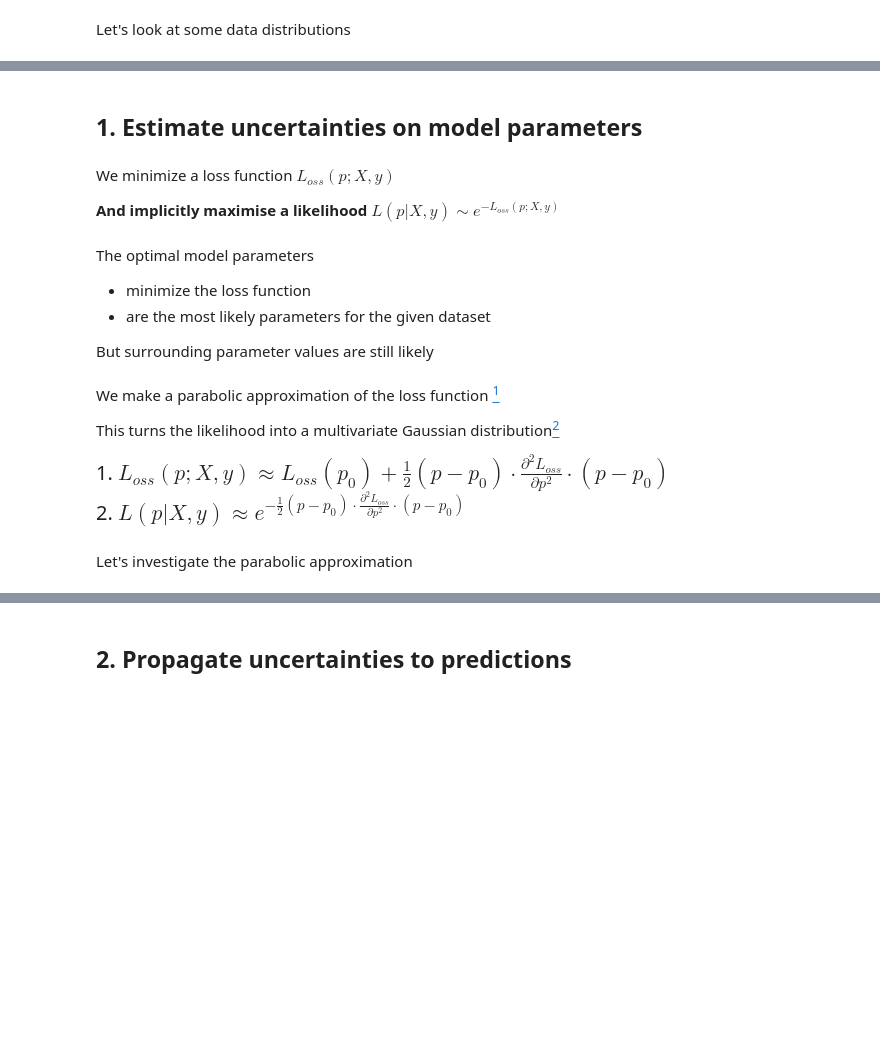
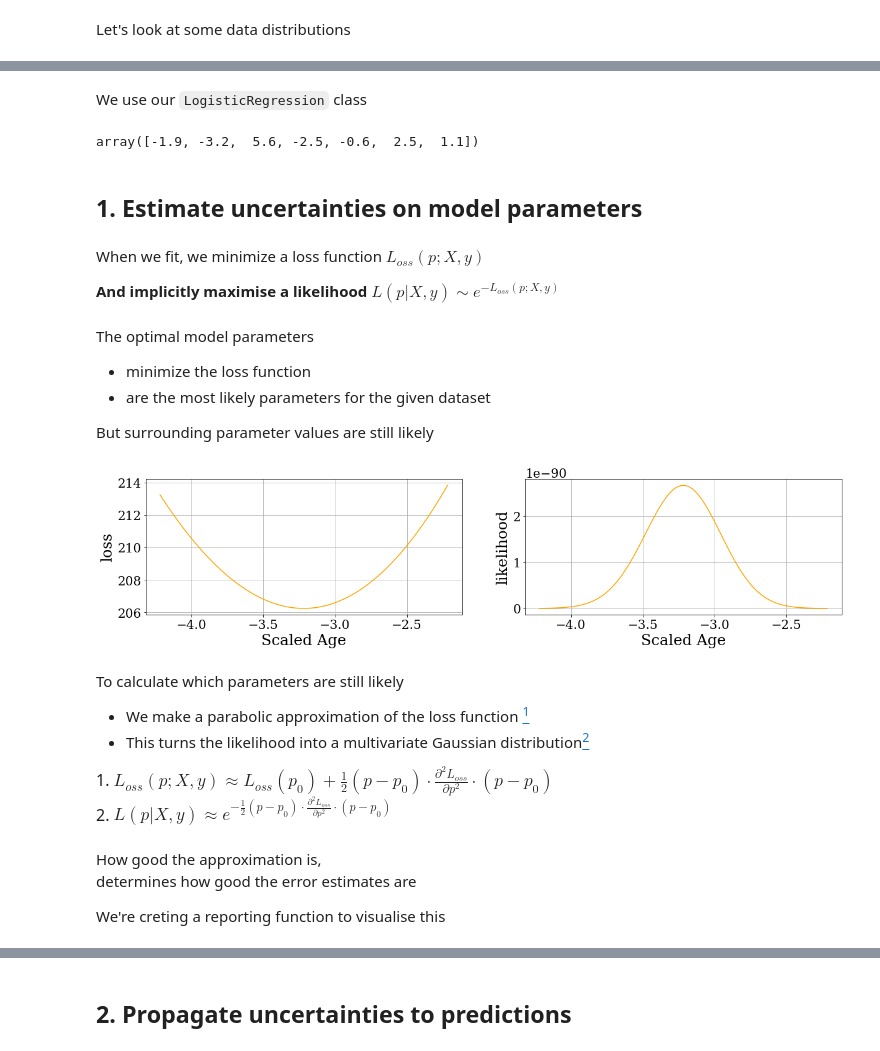
Before and after one commit to faab5/errortools, a Jupyter notebook: notebooks/PyData presentation 11-05-2019.ipynb, the cells around one changed output, grey strips where cells are left out. Cells and saved outputs as stored; diff of their text form; code cells hidden in the pictures; blank space fills up the shorter version.

```diff
--- a/notebooks/PyData presentation 11-05-2019.ipynb
+++ b/notebooks/PyData presentation 11-05-2019.ipynb
@@ -203,5 +187,0 @@ Do some data mangling
-# %%
-df['sex'] = df.Sex.apply(lambda s: 1 if s=='female' else 0)
-df['has siblings or spouses aboard'] = (df['Siblings/Spouses Aboard'] > 0).astype(int)
-df['has parents or children aboard'] = (df['Parents/Children Aboard'] > 0).astype(int)
-df['has family aboard'] = (df['Siblings/Spouses Aboard'] + df['Parents/Children Aboard'] > 0).astype(int)
@@ -258,13 +255,18 @@ y_test = df_test[target].values
 scaler = sklearn.preprocessing.MinMaxScaler().fit(X_train)
 X_train_scaled = scaler.transform(X_train)
 X_test_scaled = scaler.transform(X_test)
+# %% [markdown]
+We use our `LogisticRegression` class
 # %%
 titanic_model = errortools.LogisticRegression()
 titanic_model.fit(X_train_scaled, y_train)
+titanic_model.parameters
+# %% [output]
+array([-1.9, -3.2,  5.6, -2.5, -0.6,  2.5,  1.1])
 # %% [markdown]
 ## 1. Estimate uncertainties on model parameters
 # %% [markdown]
-We minimize a loss function $L_{oss}(p; X, y)$
+When we fit, we minimize a loss function $L_{oss}(p; X, y)$
 
 __And implicitly maximise a likelihood__ $L(p|X,y)\sim e^{-L_{oss}(p; X, y)}$
 # %% [markdown]
@@ -273,16 +275,29 @@ The optimal model parameters
 * are the most likely parameters for the given dataset
 
 But surrounding parameter values are still likely
+# %%
+fig, ax = plt.subplots(1, 2, figsize=(20, 4))
+U = np.tile(titanic_model.parameters, (101,1))
+U[:,1] += np.linspace(-1, 1, 101)
+v = np.array([titanic_model.loss(u, X_train_scaled, y_train) for u in U])
+ax[0].plot(U[:,1], v, '-', color='orange', label="loss")
+ax[1].plot(U[:,1], np.exp(-v), '-', color='orange', label="likelihood")
+ax[0].grid(); ax[1].grid(); ax[0].set_xlabel("Scaled Age"); ax[1].set_xlabel("Scaled Age");
+ax[0].set_ylabel("loss"); ax[1].set_ylabel("likelihood");
+# %% [output]
+[figure, added]
 # %% [markdown]
-We make a parabolic approximation of the loss function [<sup>1</sup>](#fn1)
+To calculate which parameters are still likely
+* We make a parabolic approximation of the loss function [<sup>1</sup>](#fn1)
+* This turns the likelihood into a multivariate Gaussian distribution[<sup>2</sup>](#fn2)
 
-This turns the likelihood into a multivariate Gaussian distribution[<sup>2</sup>](#fn2)
-
-
-<span style="font-size:20px"> 1. $L_{oss}(p; X, y)\approx L_{oss}(p_0) + \frac{1}{2}(p-p_0)\cdot\frac{\partial^2 L_{oss}}{\partial p^2}\cdot(p-p_0)$<br></span>
-<span style="font-size:20px"> 2. $L(p|X,y)\approx e^{-\frac{1}{2}(p-p_0)\cdot\frac{\partial^2 L_{oss}}{\partial p^2}\cdot(p-p_0)}$</span>
+<span style="font-size:16px"> 1. $L_{oss}(p; X, y)\approx L_{oss}(p_0) + \frac{1}{2}(p-p_0)\cdot\frac{\partial^2 L_{oss}}{\partial p^2}\cdot(p-p_0)$<br></span>
+<span style="font-size:16px"> 2. $L(p|X,y)\approx e^{-\frac{1}{2}(p-p_0)\cdot\frac{\partial^2 L_{oss}}{\partial p^2}\cdot(p-p_0)}$</span>
-# %% [markdown]
-Let's investigate the parabolic approximation
+# %% [markdown]
+How good the approximation is,
+determines how good the error estimates are
+
+We're creting a reporting function to visualise this
 # %%
 _, fig = errortools.report_loss_versus_approximation(titanic_model,
                                                      features + ['bias']);
```
Also changed, not shown: parts of 61 cells of this notebook.
